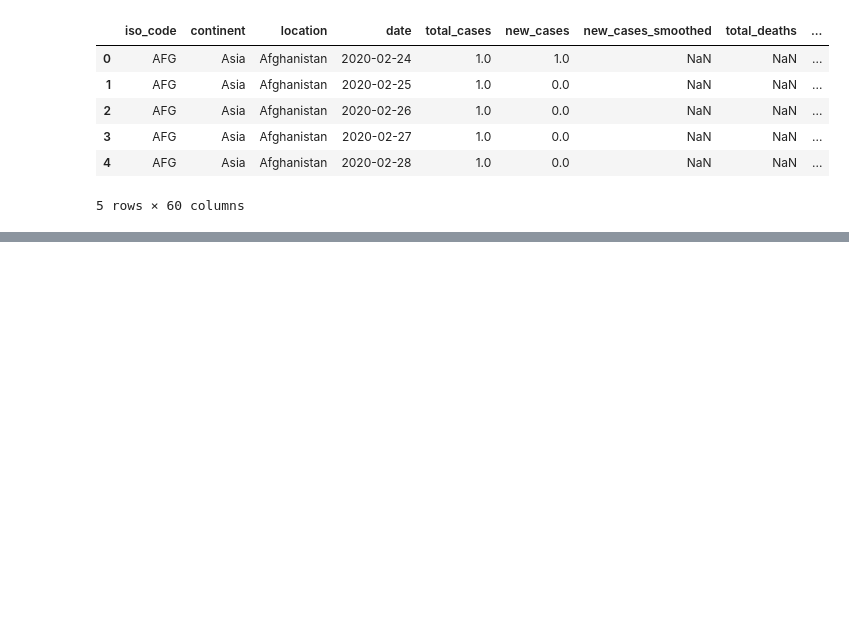
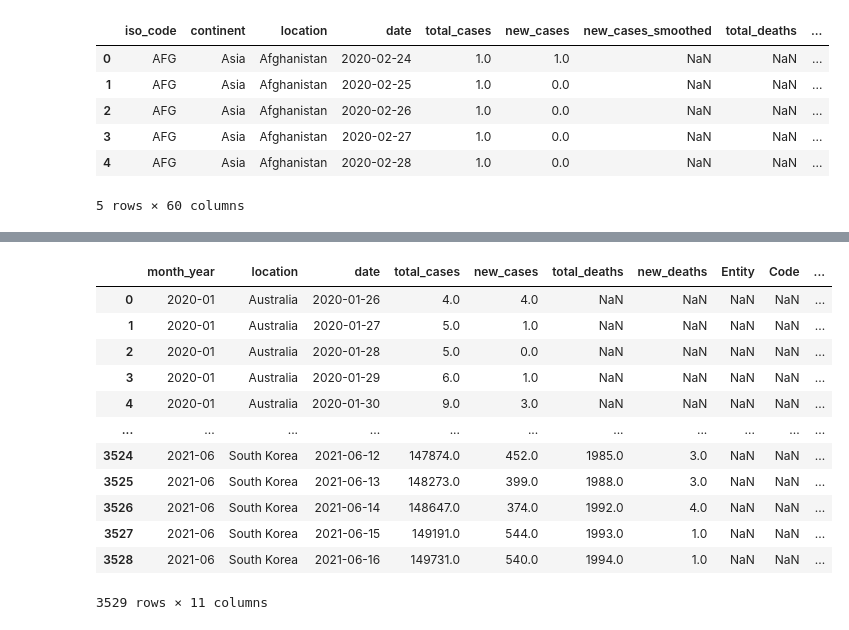
Before and after one commit to nithiyasuresh/Project-1-Covid-PolicyChangesAnalysis, a Jupyter notebook: face_mask/face-mask.ipynb, the cells around one changed output, grey strips where cells are left out. Saved outputs shown, nothing was run; the diff lists cells and outputs as text; code cells hidden in the pictures; blank space fills up the shorter version.

```diff
--- a/face_mask/face-mask.ipynb
+++ b/face_mask/face-mask.ipynb
@@ -51,0 +34,17 @@ covid_data[~covid_data.location.isin(continent)]
+# %%
+# merged_covid_df['location'].unique()
+# # remove rows for continents to avoid duplicate value with countries
+# continent = ['North America','South America','Africa','Asia','Europe', 'International', 'World']
+# covid_data[~covid_data.location.isin(continent)]
+
+au_df = covid_data.loc[covid_data['location'] == 'Australia']
+india_df = covid_data.loc[covid_data['location'] == 'India']
+china_df = covid_data.loc[covid_data['location'] == 'China']
+uk_df = covid_data.loc[covid_data['location'] == 'United Kingdom']
+us_df = covid_data.loc[covid_data['location'] == 'United States']
+brazil_df = covid_data.loc[covid_data['location'] == 'Brazil']
+sk_df = covid_data.loc[covid_data['location'] == 'South Korea']
+
+countries = [au_df, india_df, china_df, uk_df, us_df, brazil_df, sk_df]
+country_df = pd.concat(countries)
+country_df
@@ -52,3 +65,7 @@ covid_data[~covid_data.location.isin(continent)]
 # %%
+# select required columns
 # add extract month & year so we can group by month
-covid_data["month_year"] = covid_data["date"].astype(str).str[:7]
+country_df["month_year"] = country_df["date"].astype(str).str[:7]
+
+country_df_cleaned = country_df[['month_year', 'location', 'date', 'total_cases', 'new_cases','total_deaths' ,'new_deaths']]
+country_df_cleaned
@@ -72,0 +109,3 @@ covid_data_cleaned
+# %%
+face_mask_cleaned = facemask_data[['Entity', 'Code', 'Day', 'facial_coverings']]
+face_mask_cleaned
@@ -72,0 +126,12 @@ covid_data_cleaned
+# %%
+fm_au_df = face_mask_cleaned.loc[face_mask_cleaned['Entity'] == 'Australia']
+fm_india_df = face_mask_cleaned.loc[face_mask_cleaned['Entity'] == 'India']
+fm_china_df = face_mask_cleaned.loc[face_mask_cleaned['Entity'] == 'China']
+fm_uk_df = face_mask_cleaned.loc[face_mask_cleaned['Entity'] == 'United Kingdom']
+fm_us_df = face_mask_cleaned.loc[face_mask_cleaned['Entity'] == 'United States']
+fm_brazil_df = face_mask_cleaned.loc[face_mask_cleaned['Entity'] == 'Brazil']
+fm_sk_df = face_mask_cleaned.loc[face_mask_cleaned['Entity'] == 'South Korea']
+
+fm_countries = [fm_au_df, fm_india_df, fm_china_df, fm_uk_df, fm_us_df, fm_brazil_df, fm_sk_df]
+fm_country_df = pd.concat(fm_countries)
+fm_country_df
@@ -73,3 +164,19 @@ covid_data_cleaned
 # %%
 # merge selected_covid_data and international_travel_data
-merged_covid_df = pd.merge(covid_data_cleaned, travel_data, how='left', left_on=['date','location'], right_on = ['Day','Entity'])
+merged_df = pd.merge(country_df_cleaned, fm_country_df, how='left',
+                           left_on=['date','location'], right_on = ['Day','Entity'])
+merged_df
+# %% [output]
+|  | month_year | location | date | total_cases | new_cases | total_deaths | new_deaths | Entity | Code | ... |
+| 0 | 2020-01 | Australia | 2020-01-26 | 4.0 | 4.0 | NaN | NaN | NaN | NaN | ... |
+| 1 | 2020-01 | Australia | 2020-01-27 | 5.0 | 1.0 | NaN | NaN | NaN | NaN | ... |
+| 2 | 2020-01 | Australia | 2020-01-28 | 5.0 | 0.0 | NaN | NaN | NaN | NaN | ... |
+| 3 | 2020-01 | Australia | 2020-01-29 | 6.0 | 1.0 | NaN | NaN | NaN | NaN | ... |
+| 4 | 2020-01 | Australia | 2020-01-30 | 9.0 | 3.0 | NaN | NaN | NaN | NaN | ... |
+| ... | ... | ... | ... | ... | ... | ... | ... | ... | ... | ... |
+| 3524 | 2021-06 | South Korea | 2021-06-12 | 147874.0 | 452.0 | 1985.0 | 3.0 | NaN | NaN | ... |
+| 3525 | 2021-06 | South Korea | 2021-06-13 | 148273.0 | 399.0 | 1988.0 | 3.0 | NaN | NaN | ... |
+| 3526 | 2021-06 | South Korea | 2021-06-14 | 148647.0 | 374.0 | 1992.0 | 4.0 | NaN | NaN | ... |
+| 3527 | 2021-06 | South Korea | 2021-06-15 | 149191.0 | 544.0 | 1993.0 | 1.0 | NaN | NaN | ... |
+| 3528 | 2021-06 | South Korea | 2021-06-16 | 149731.0 | 540.0 | 1994.0 | 1.0 | NaN | NaN | ... |
+3529 rows × 11 columns
```
Also changed, not shown: parts of 19 cells of this notebook.
